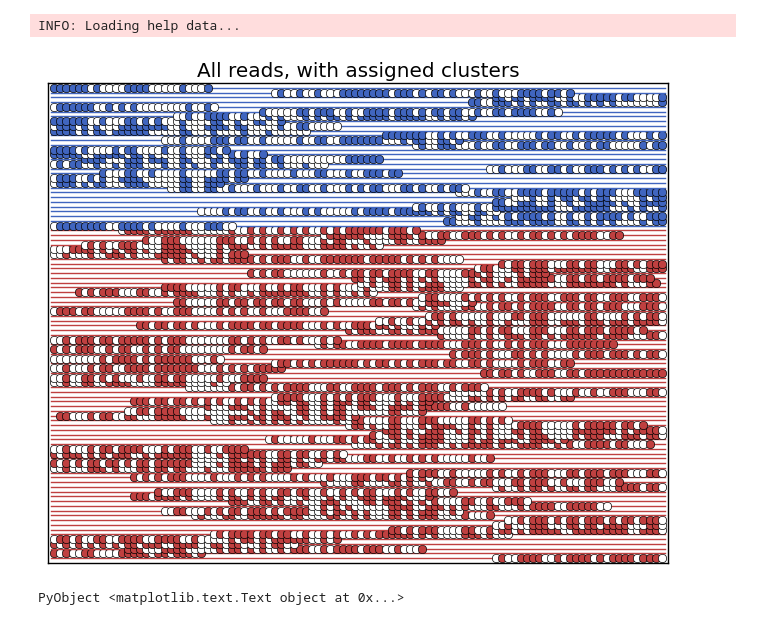
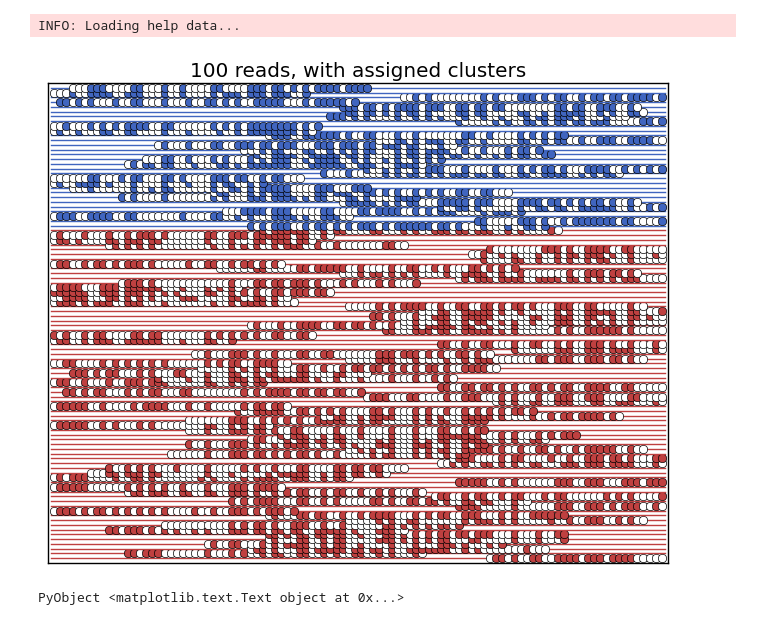
Before and after one commit to emukamel/notebooks, a Jupyter notebook: DNAmeth/matrix_completion.ipynb, the cells around one changed output. Drawn from its saved outputs; the diff is of its cells as text; code cells hidden in the pictures.

```diff
--- a/DNAmeth/matrix_completion.ipynb
+++ b/DNAmeth/matrix_completion.ipynb
@@ -62,8 +71,9 @@ include("methylation_functions.jl");
 # %% [output]
 INFO: Loading help data...
 # %%
-A,P,c = generate_reads(N=100,W=49)
-plot_meth(A,c)
+A,P,c = generate_reads(N=1000,W=49)
+plot_meth(A[1:10:end,:],c[1:10:end])
+title("100 reads, with assigned clusters")
 # %% [output]
-[figure, old version]
+[figure, new version]
 PyObject <matplotlib.text.Text object at 0x...>
```
Also changed, not shown: parts of 18 cells of this notebook, 7 other files.
